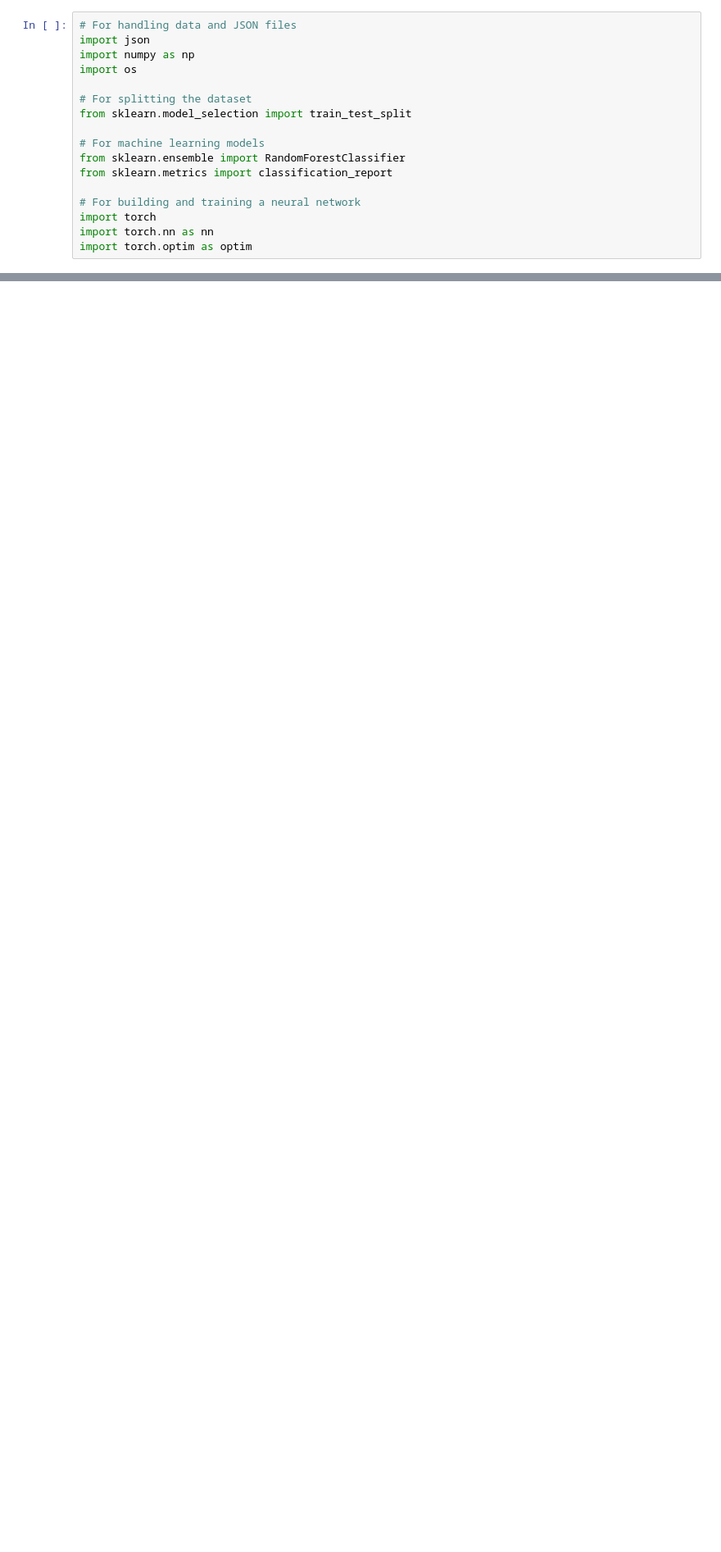
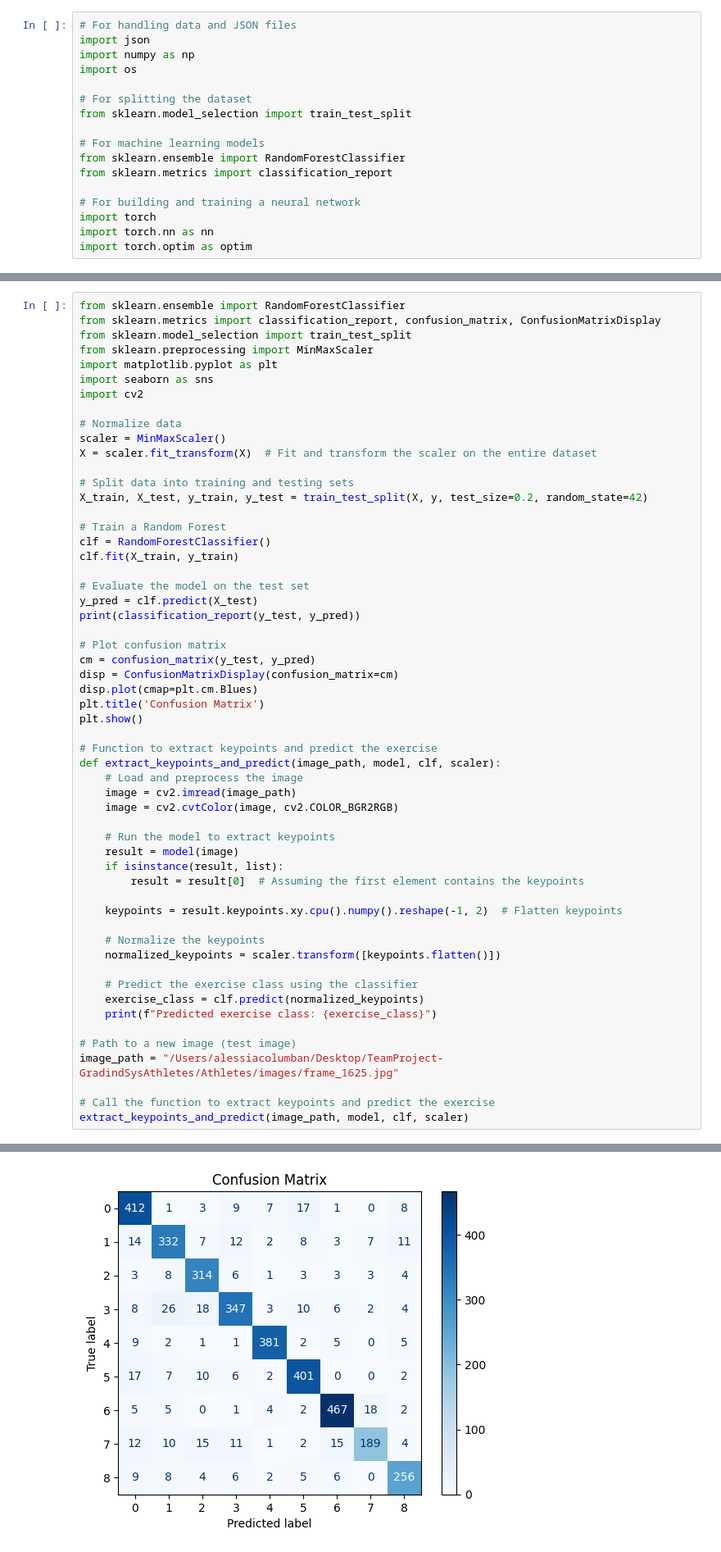
Before and after one commit to AlessCol7/TeamProject-GradindSysAthletes, a Jupyter notebook: Athletes/KeypointDetection/JsonKeypoints/try.ipynb, the cells around one changed output, grey strips where cells are left out. Shown at 82% size. Saved outputs shown, nothing was run; the diff lists cells and outputs as text; blank space fills up the shorter version.

```diff
--- a/Athletes/KeypointDetection/JsonKeypoints/try.ipynb
+++ b/Athletes/KeypointDetection/JsonKeypoints/try.ipynb
@@ -292,0 +365,57 @@ Validation Accuracy: 0.12963487207889557
+# %%
+from sklearn.ensemble import RandomForestClassifier
+from sklearn.metrics import classification_report, confusion_matrix, ConfusionMatrixDisplay
+from sklearn.model_selection import train_test_split
+from sklearn.preprocessing import MinMaxScaler
+import matplotlib.pyplot as plt
+import seaborn as sns
+import cv2
+
+# Normalize data
+scaler = MinMaxScaler()
+X = scaler.fit_transform(X)  # Fit and transform the scaler on the entire dataset
+
+# Split data into training and testing sets
+X_train, X_test, y_train, y_test = train_test_split(X, y, test_size=0.2, random_state=42)
+
+# Train a Random Forest
+clf = RandomForestClassifier()
+clf.fit(X_train, y_train)
+
+# Evaluate the model on the test set
+y_pred = clf.predict(X_test)
+print(classification_report(y_test, y_pred))
+
+# Plot confusion matrix
+cm = confusion_matrix(y_test, y_pred)
+disp = ConfusionMatrixDisplay(confusion_matrix=cm)
+disp.plot(cmap=plt.cm.Blues)
+plt.title('Confusion Matrix')
+plt.show()
+
+# Function to extract keypoints and predict the exercise
+def extract_keypoints_and_predict(image_path, model, clf, scaler):
+    # Load and preprocess the image
+    image = cv2.imread(image_path)
+    image = cv2.cvtColor(image, cv2.COLOR_BGR2RGB)
+
+    # Run the model to extract keypoints
+    result = model(image)
+    if isinstance(result, list):
+        result = result[0]  # Assuming the first element contains the keypoints
+
+    keypoints = result.keypoints.xy.cpu().numpy().reshape(-1, 2)  # Flatten keypoints
+
+    # Normalize the keypoints
+    normalized_keypoints = scaler.transform([keypoints.flatten()])
+
+    # Predict the exercise class using the classifier
+    exercise_class = clf.predict(normalized_keypoints)
+    print(f"Predicted exercise class: {exercise_class}")
+
+# Path to a new image (test image)
+image_path = "/Users/alessiacolumban/Desktop/TeamProject-GradindSysAthletes/Athletes/images/frame_1625.jpg"
+
+# Call the function to extract keypoints and predict the exercise
+extract_keypoints_and_predict(image_path, model, clf, scaler)
+# %% [output]
@@ -292,0 +437 @@ Validation Accuracy: 0.12963487207889557
+[figure, added]
```
Also changed, not shown: parts of 24 cells of this notebook, 3 other files.
